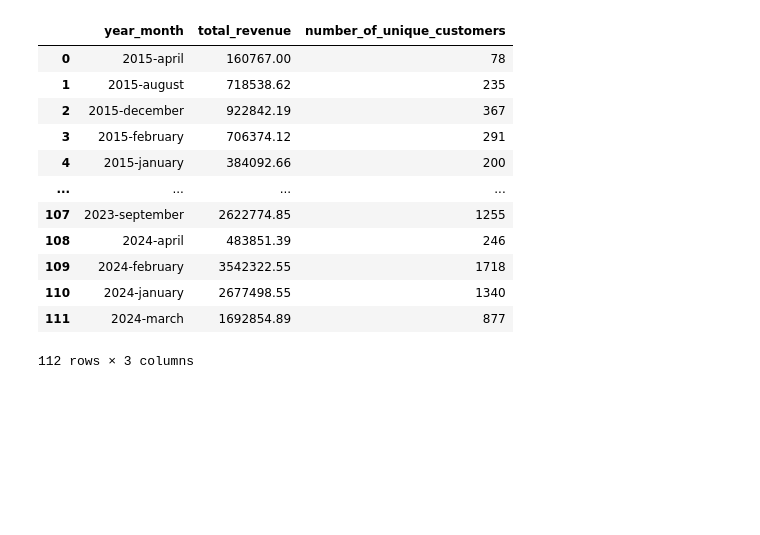
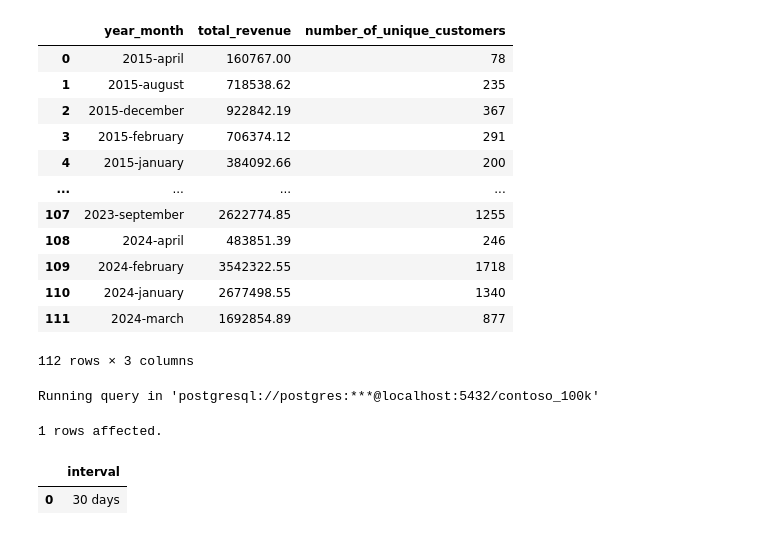
Before and after one commit to BoumrarMohamedAmine52/DASQL, a Jupyter notebook: Resources/Blank_SQL_Notebook.ipynb, the cells around one changed output. Cells and saved outputs as stored; diff of their text form; code cells hidden in the pictures; blank space fills up the shorter version.

```diff
--- a/Resources/Blank_SQL_Notebook.ipynb
+++ b/Resources/Blank_SQL_Notebook.ipynb
@@ -531,3 +575,12 @@ Running query in 'postgresql://postgres:***@localhost:5432/contoso_100k'
 | 110 | 2024-january | 2677498.55 | 1340 |
 | 111 | 2024-march | 1692854.89 | 877 |
 112 rows × 3 columns
+# %%
+%%sql
+
+select interval '1 month'
+# %% [output]
+Running query in 'postgresql://postgres:***@localhost:5432/contoso_100k'
+1 rows affected.
+|  | interval |
+| 0 | 30 days |
```
Also changed, not shown: parts of 9 cells of this notebook.
